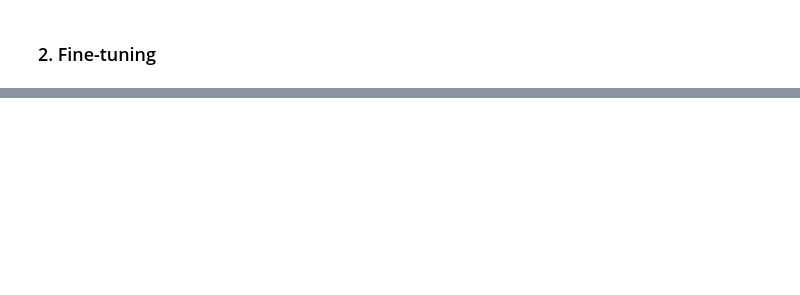
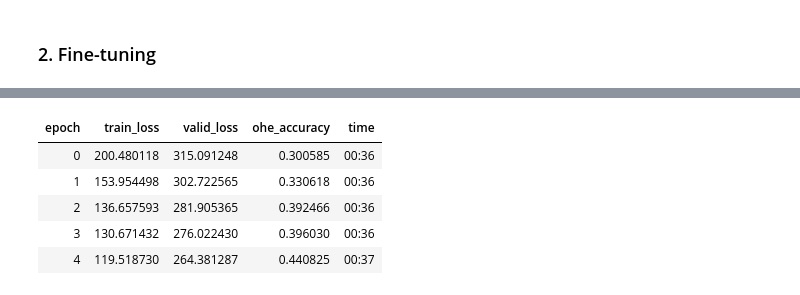
Before and after one commit to KeremTurgutlu/self_supervised, a Jupyter notebook: examples/simclrV2_iwang_128.ipynb, the cells around one changed output, grey strips where cells are left out. Saved outputs shown, nothing was run; the diff lists cells and outputs as text; code cells hidden in the pictures; blank space fills up the shorter version.

```diff
--- a/examples/simclrV2_iwang_128.ipynb
+++ b/examples/simclrV2_iwang_128.ipynb
@@ -367,0 +319,27 @@ Model loaded...
+# %%
+batch_tfms = [IntToFloatTensor, Normalize.from_stats(*imagenet_stats)]
+dls = dsets.dataloaders(bs=bs, num_workers=4, after_batch=batch_tfms)
+# %%
+pretrained_encoder = torch.load(f'./models/{save_name}_encoder.pth')
+encoder = timm.create_model(arch_name, pretrained=False, num_classes=0)
+encoder.load_state_dict(pretrained_encoder);
+# %%
+classification_head = create_head(2048, first_bn=True, n_out=20, concat_pool=False)
+classification_head = nn.Sequential(*classification_head[2:])
+model = nn.Sequential(encoder, classification_head)
+# %%
+learn = Learner(dls, model, opt_func=opt_func,
+                metrics=[ohe_accuracy],
+                loss_func=CrossEntropyLossOneHot())
+# %%
+epochs = 5
+lr=1e-2
+learn.unfreeze()
+learn.fit_flat_cos(epochs, lr)
+# %% [output]
+| epoch | train_loss | valid_loss | ohe_accuracy | time |
+| 0 | 200.480118 | 315.091248 | 0.300585 | 00:36 |
+| 1 | 153.954498 | 302.722565 | 0.330618 | 00:36 |
+| 2 | 136.657593 | 281.905365 | 0.392466 | 00:36 |
+| 3 | 130.671432 | 276.022430 | 0.396030 | 00:36 |
+| 4 | 119.518730 | 264.381287 | 0.440825 | 00:37 |
```
Also changed, not shown: parts of 52 cells of this notebook.
